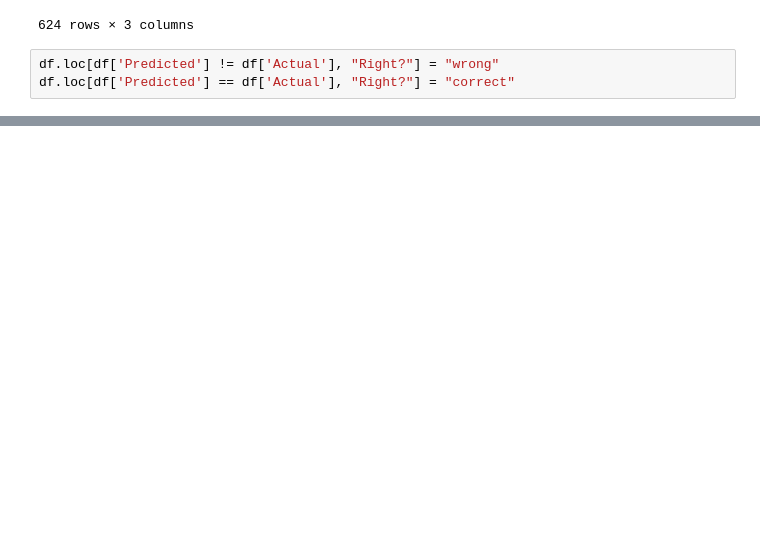
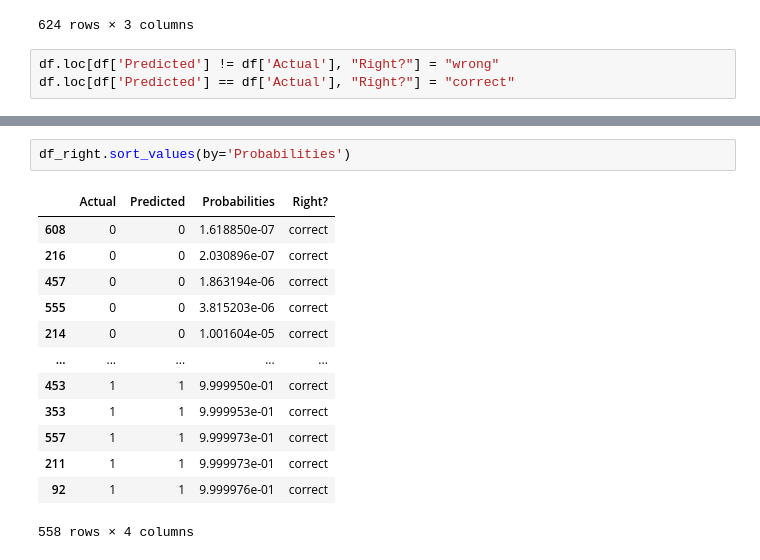
Before and after one commit to jingyunw/CNN_Image_Classification, a Jupyter notebook: prob_eva.ipynb, the cells around one changed output, grey strips where cells are left out. Drawn from its saved outputs; the diff is of its cells as text; blank space fills up the shorter version.

```diff
--- a/prob_eva.ipynb
+++ b/prob_eva.ipynb
@@ -59,0 +81,16 @@ df_wrong
+# %%
+df_right.sort_values(by='Probabilities')
+# %% [output]
+|  | Actual | Predicted | Probabilities | Right? |
+| 608 | 0 | 0 | 1.618850e-07 | correct |
+| 216 | 0 | 0 | 2.030896e-07 | correct |
+| 457 | 0 | 0 | 1.863194e-06 | correct |
+| 555 | 0 | 0 | 3.815203e-06 | correct |
+| 214 | 0 | 0 | 1.001604e-05 | correct |
+| ... | ... | ... | ... | ... |
+| 453 | 1 | 1 | 9.999950e-01 | correct |
+| 353 | 1 | 1 | 9.999953e-01 | correct |
+| 557 | 1 | 1 | 9.999973e-01 | correct |
+| 211 | 1 | 1 | 9.999973e-01 | correct |
+| 92 | 1 | 1 | 9.999976e-01 | correct |
+558 rows × 4 columns
```
Also changed, not shown: parts of 14 cells of this notebook.
